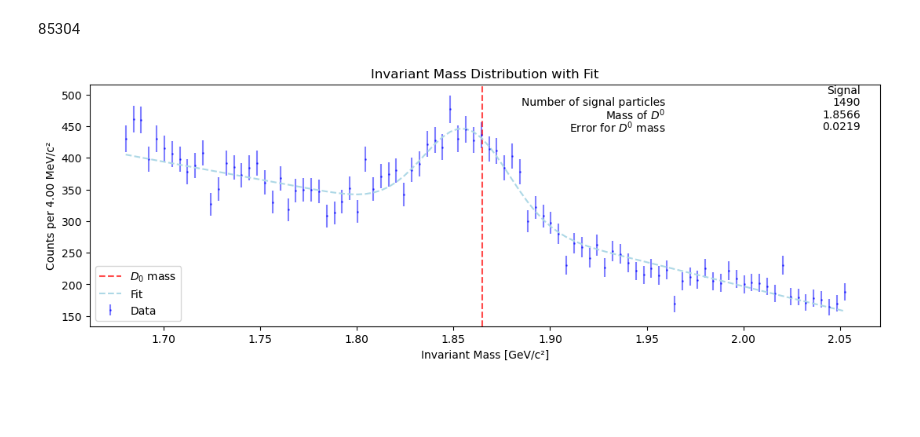
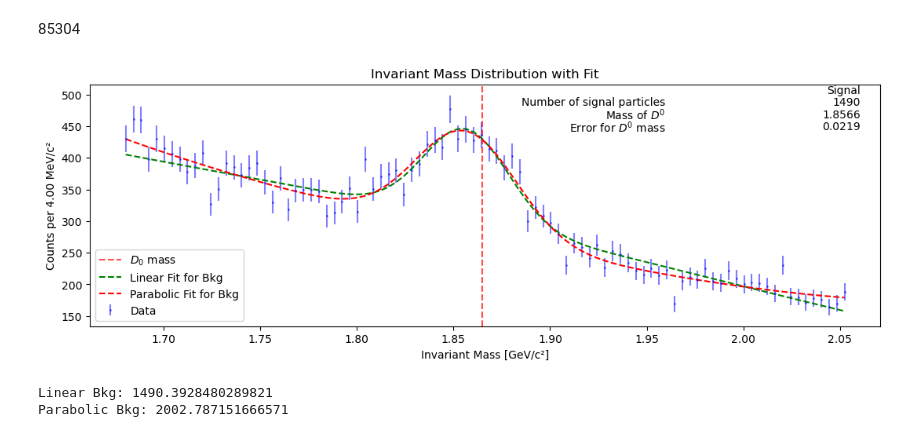
Before and after one commit to LeoPi314/LCPB_Project, a Jupyter notebook: Big_Combinatorial/Results/Final_Pairs.ipynb, the cells around one changed output. Cells and saved outputs as stored; diff of their text form; code cells hidden in the pictures; blank space fills up the shorter version.

```diff
--- a/Big_Combinatorial/Results/Final_Pairs.ipynb
+++ b/Big_Combinatorial/Results/Final_Pairs.ipynb
@@ -282,6 +282,12 @@ def fit_function(x, k, mu1, sigma1, a, b):
     background   = a*x + b
     return k * ( ratio*reflex_part + signal_part) + background
 
+def fit_function_par(x, k, mu1, sigma1, a, b, c):
+    reflex_part  = norm.pdf(x, loc=mu_reflex, scale=sigma_reflex)
+    signal_part  = norm.pdf(x, loc=mu1,       scale=sigma1)
+    background   = a*x**2 + b*x + c
+    return k * ( ratio*reflex_part + signal_part) + background
+
 
 # INITIALIZATIONS:
 MIN_MASS, MAX_MASS = M_min, M_max
@@ -292,6 +298,9 @@ binsize = binwidth_zoom
 k_param       = 100
 signal_params = [m_d0, 0.02]
 back_params   = [133, 1000]
+
+# Parameter guess
+back_params_par   = [133, 1000, 0]
 
 # --- Data ---
 data = filtered_masses
@@ -322,34 +331,66 @@ both_fit_res = curve_fit(
     ]
 )
 
+both_fit_res_par = curve_fit(
+    f       = fit_function_par,
+    xdata   = both_centers,
+    ydata   = both_counts,
+    sigma   = sigma_hist,
+    p0      = [
+        k_param,                # 0: k
+        signal_params[0],       # 1: mu1
+        signal_params[1],       # 2: sigma1
+        back_params_par[0],         # 3: a
+        back_params_par[1],          # 4: b
+        back_params_par[2]          # 5: c
+    ]
+)
+
 both_params = both_fit_res[0]
 k_fit, mu1, sigma1, a_fit, b_fit = both_params
 
+both_params_par = both_fit_res_par[0]
+k_fit_par, mu1_par, sigma1_par, a_fit_par, b_fit_par, c_fit_par = both_params_par
+
 # PLOT fitted curve:
 ax.plot( both_centers, fit_function(both_centers, *both_params),
-    color='lightblue', linestyle='dashed', linewidth=1.5, label='Fit'
+    color='green', linestyle='dashed', linewidth=1.5, label='Linear Fit for Bkg'
+)
+
+ax.plot( both_centers, fit_function_par(both_centers, *both_params_par),
+    color='red', linestyle='dashed', linewidth=1.5, label='Parabolic Fit for Bkg'
 )
 
 # COUNT of D0 from the signal Gaussian only:
 mass_from_fit  = mu1
 sigma_from_fit = sigma1
 counts_from_fit =  ( k_fit * ratio * (norm.cdf(MAX_MASS, loc=mu1, scale=sigma1) - norm.cdf(MIN_MASS, loc=mu1, scale=sigma1)) ) / binsize
+
+mass_from_fit_par  = mu1_par
+sigma_from_fit_par = sigma1_par
+counts_from_fit_par =  ( k_fit_par * ratio * (norm.cdf(MAX_MASS, loc=mu1_par, scale=sigma1_par) - norm.cdf(MIN_MASS, loc=mu1_par, scale=sigma1_par)) ) / binsize
 
 # TABLE INSIDE PLOT:
 ax.table(
     cellText = [[f"{counts_from_fit:.0f}"], [f"{mass_from_fit:.4f}"], [f"{sigma_from_fit:.4f}"]],
     rowLabels = [r'Number of signal particles', r'Mass of $D^0$', r'Error for $D^0$ mass'],
     colLabels = ['Signal'],
     colLoc = "right",
     bbox = [0.75, 0.8, 0.25, 0.2],
     edges = 'open',
     rowLoc = 'right'
 )
 
 ax.set_xlabel("Invariant Mass [GeV/c²]")
 ax.set_ylabel(f"Counts per {binsize*1000:.2f} MeV/c²")
 ax.set_title("Invariant Mass Distribution with Fit")
 ax.legend(loc='lower left')
 plt.show()
 # %% [output]
-[figure, old version]
+[figure, new version]
+# %%
+print("Linear Bkg:",counts_from_fit)
+print("Parabolic Bkg:", counts_from_fit_par)
+# %% [output]
+Linear Bkg: 1490.3928480289821
+Parabolic Bkg: 2002.787151666571
```
Also changed, not shown: parts of 2 cells of this notebook, 1 other file.
